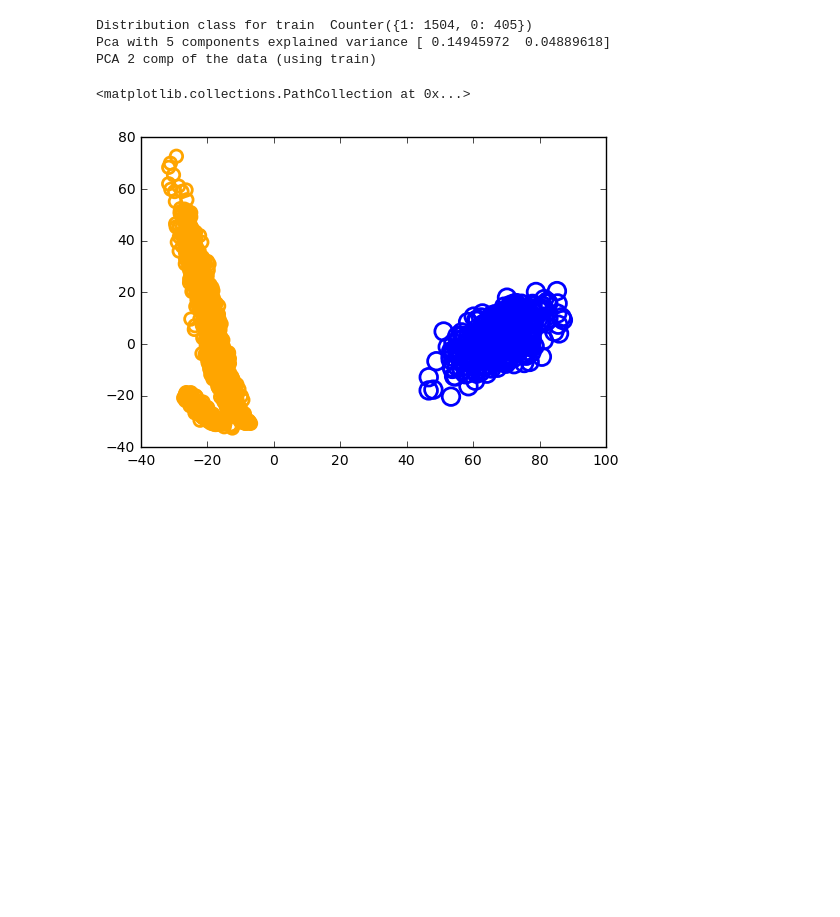
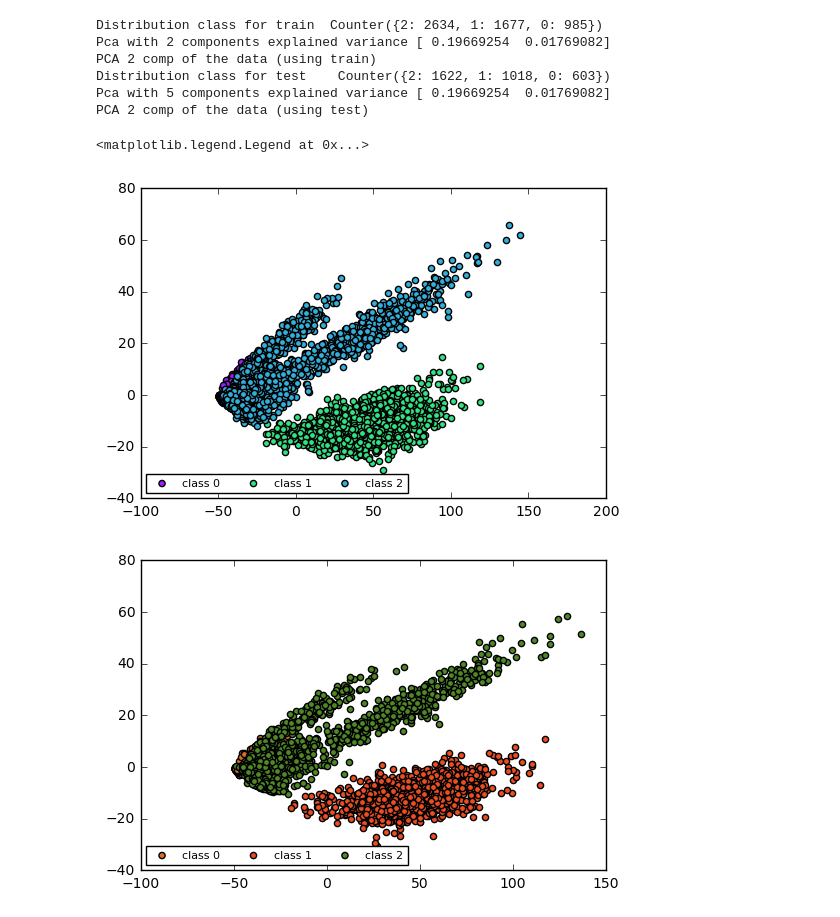
Before and after one commit to aferral/Vibration-fault-classifier, a Jupyter notebook: Data analisis.ipynb, the cells around one changed output. Drawn from its saved outputs; the diff is of its cells as text; code cells hidden in the pictures; blank space fills up the shorter version.

Commit message:
-Now with automatic detection of number of classes -Improved utilRename (now can move files) -A few little changes in data analisis

```diff
--- a/Data analisis.ipynb
+++ b/Data analisis.ipynb
@@ -7,7 +7,7 @@ import cv2
 from collections import Counter
 %matplotlib inline
 # %%
-dataset = Dataset("data/Scalograms", batch_size=20)
+dataset = Dataset("data/BaselineOuterInner", batch_size=20)
 # %%
 trainX = dataset.train_data
 trainY = dataset.train_labels
@@ -24,47 +24,65 @@ fTestLabels = np.where(ty == 1)[1]
 # %%
 import numpy as np
 from sklearn.decomposition import PCA
 pca = PCA(n_components=2)
 
 
 
 
 #Show a few statistics of the data
 print "Distribution class for train ",Counter(fTrainLabels)
 pca.fit(flattenDataset)
-print  "Pca with 5 components explained variance "+str(pca.explained_variance_ratio_)
+print  "Pca with 2 components explained variance "+str(pca.explained_variance_ratio_)
 print "PCA 2 comp of the data (using train)"
 
-zero_class = np.where(fTrainLabels == 0)
-one_class = np.where(fTrainLabels == 1)
-
-tranfTrain = pca.transform(flattenDataset)
+#SHOW PCA FOR TRAIN VAL DATA
+transformed = pca.transform(flattenDataset)
+labels = fTrainLabels
 
 plt.figure()
-plt.scatter(tranfTrain[zero_class, 0], tranfTrain[zero_class, 1], s=160, edgecolors='b',
-           facecolors='none', linewidths=2, label='Class 0')
-plt.scatter(tranfTrain[one_class, 0], tranfTrain[one_class, 1], s=80, edgecolors='orange',
-           facecolors='none', linewidths=2, label='Class 1')
+allscatter=[]
+for c in range(dataset.getNclasses()):
+    elements = np.where(labels == c)
+    temp=plt.scatter(transformed[elements, 0], transformed[elements, 1],
+           facecolors='none', label='Class '+str(c), c=np.random.rand(3,1))
+    allscatter.append(temp)
+plt.legend(tuple(allscatter),
+       tuple(["class "+str(c) for c in range(dataset.getNclasses())]),
+       scatterpoints=1,
+       loc='lower left',
+       ncol=3,
+       fontsize=8)
 
 
+#SHOW PCA FOR TEST DATA
 
-# print "Distribution class for test   ",Counter(fTestLabels)
-# pca.fit(flatTest)
-# print  "Pca with 5 components explained variance "+str(pca.explained_variance_ratio_)
-# print "PCA 2 comp of the data (using test)"
+print "Distribution class for test   ",Counter(fTestLabels)
+print  "Pca with 5 components explained variance "+str(pca.explained_variance_ratio_)
+print "PCA 2 comp of the data (using test)"
 
-# zero_class = np.where(fTestLabels == 0)
-# one_class = np.where(fTestLabels == 1)
-# transfTest = pca.transform(flatTest)
+transformed = pca.transform(flatTest)
+labels = fTestLabels
 
-# plt.figure()
-# plt.scatter(transfTest[zero_class, 0], transfTest[zero_class, 1], s=160, edgecolors='b',
-#            facecolors='none', linewidths=2, label='Class 0')
-# plt.scatter(transfTest[one_class, 0], transfTest[one_class, 1], s=80, edgecolors='orange',
-#            facecolors='none', linewidths=2, label='Class 1')
+plt.figure()
+allscatter=[]
+for c in range(dataset.getNclasses()):
+    elements = np.where(labels == c)
+    temp=plt.scatter(transformed[elements, 0], transformed[elements, 1],
+           facecolors='none', label='Class '+str(c), c=np.random.rand(3,1))
+    allscatter.append(temp)
+plt.legend(tuple(allscatter),
+       tuple(["class "+str(c) for c in range(dataset.getNclasses())]),
+       scatterpoints=1,
+       loc='lower left',
+       ncol=3,
+       fontsize=8)
 # %% [output]
-Distribution class for train  Counter({1: 1504, 0: 405})
-Pca with 5 components explained variance [ 0.14945972  0.04889618]
+Distribution class for train  Counter({2: 2634, 1: 1677, 0: 985})
+Pca with 2 components explained variance [ 0.19669254  0.01769082]
 PCA 2 comp of the data (using train)
+Distribution class for test    Counter({2: 1622, 1: 1018, 0: 603})
+Pca with 5 components explained variance [ 0.19669254  0.01769082]
+PCA 2 comp of the data (using test)
-<matplotlib.collections.PathCollection at 0x...>
+<matplotlib.legend.Legend at 0x...>
-[figure, old version]
+[figure, new version]
+[figure, added]
```
Also changed, not shown: parts of 2 cells of this notebook, 3 other files.
